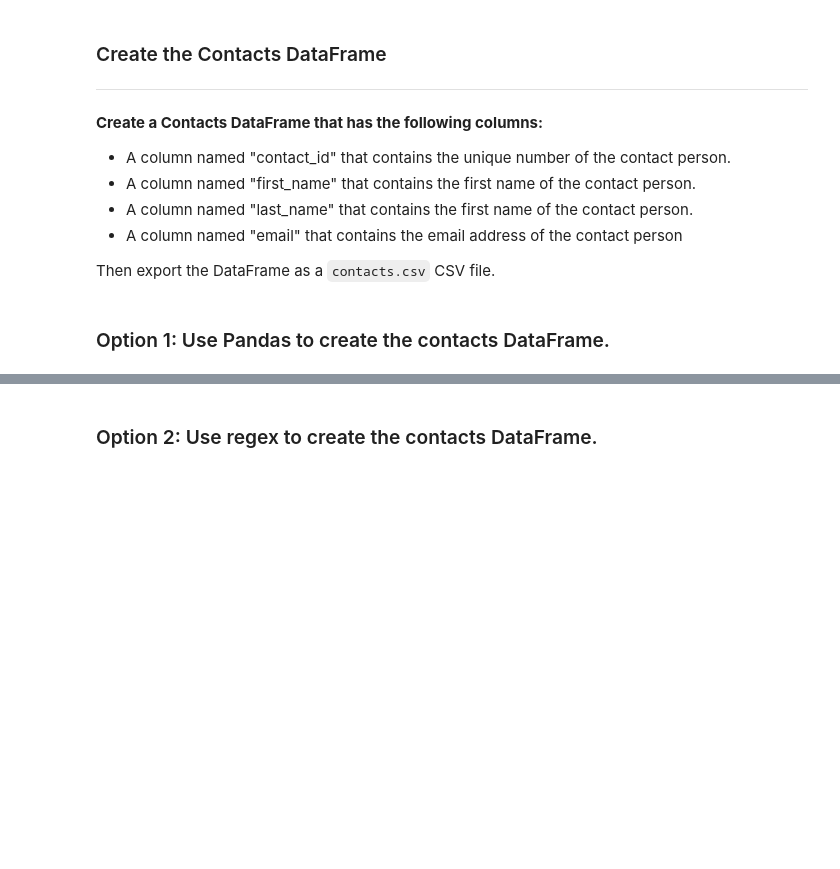
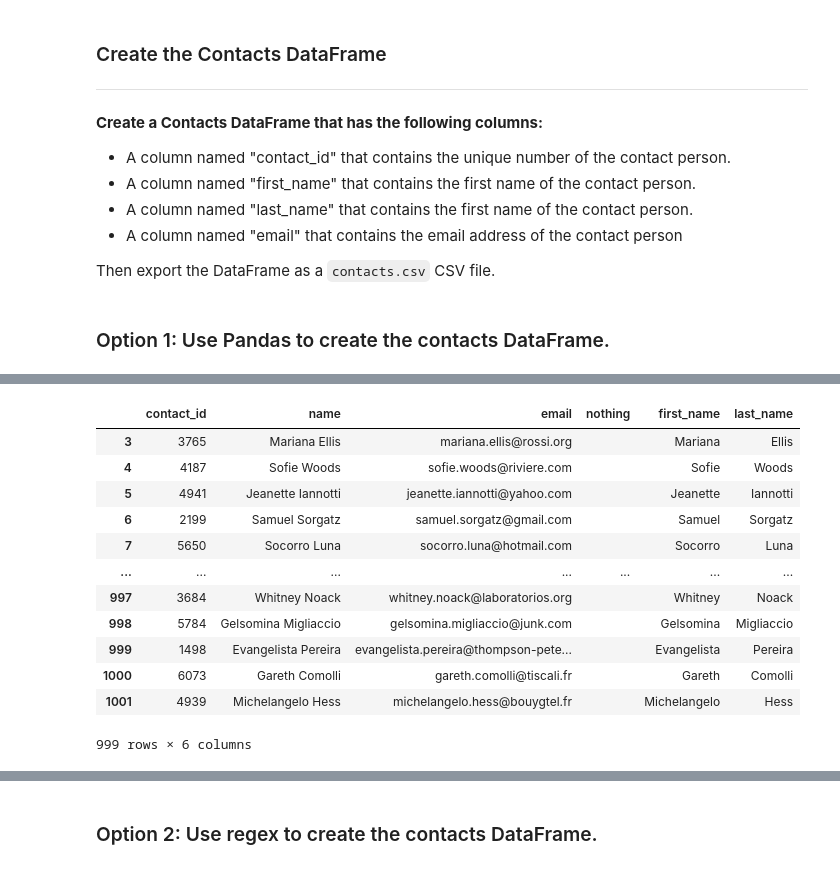
Before and after one commit to minmincg/Crowdfunding_ETL, a Jupyter notebook: ETL_Mini_Project_MCavazos.ipynb, the cells around one changed output, grey strips where cells are left out. Drawn from its saved outputs; the diff is of its cells as text; code cells hidden in the pictures; blank space fills up the shorter version.

```diff
--- a/ETL_Mini_Project_MCavazos.ipynb
+++ b/ETL_Mini_Project_MCavazos.ipynb
@@ -358,0 +530,17 @@ print(dict_values)
+# %%
+contact_complete.columns = ['contact_id', 'name', 'email', 'nothing', 'first_name', 'last_name']
+contact_complete
+# %% [output]
+|  | contact_id | name | email | nothing | first_name | last_name |
+| 3 | 3765 | Mariana Ellis | mariana.ellis@rossi.org |  | Mariana | Ellis |
+| 4 | 4187 | Sofie Woods | sofie.woods@riviere.com |  | Sofie | Woods |
+| 5 | 4941 | Jeanette Iannotti | jeanette.iannotti@yahoo.com |  | Jeanette | Iannotti |
+| 6 | 2199 | Samuel Sorgatz | samuel.sorgatz@gmail.com |  | Samuel | Sorgatz |
+| 7 | 5650 | Socorro Luna | socorro.luna@hotmail.com |  | Socorro | Luna |
+| ... | ... | ... | ... | ... | ... | ... |
+| 997 | 3684 | Whitney Noack | whitney.noack@laboratorios.org |  | Whitney | Noack |
+| 998 | 5784 | Gelsomina Migliaccio | gelsomina.migliaccio@junk.com |  | Gelsomina | Migliaccio |
+| 999 | 1498 | Evangelista Pereira | evangelista.pereira@thompson-pete... |  | Evangelista | Pereira |
+| 1000 | 6073 | Gareth Comolli | gareth.comolli@tiscali.fr |  | Gareth | Comolli |
+| 1001 | 4939 | Michelangelo Hess | michelangelo.hess@bouygtel.fr |  | Michelangelo | Hess |
+999 rows × 6 columns
```
Also changed, not shown: parts of 28 cells of this notebook, 1 other file.
